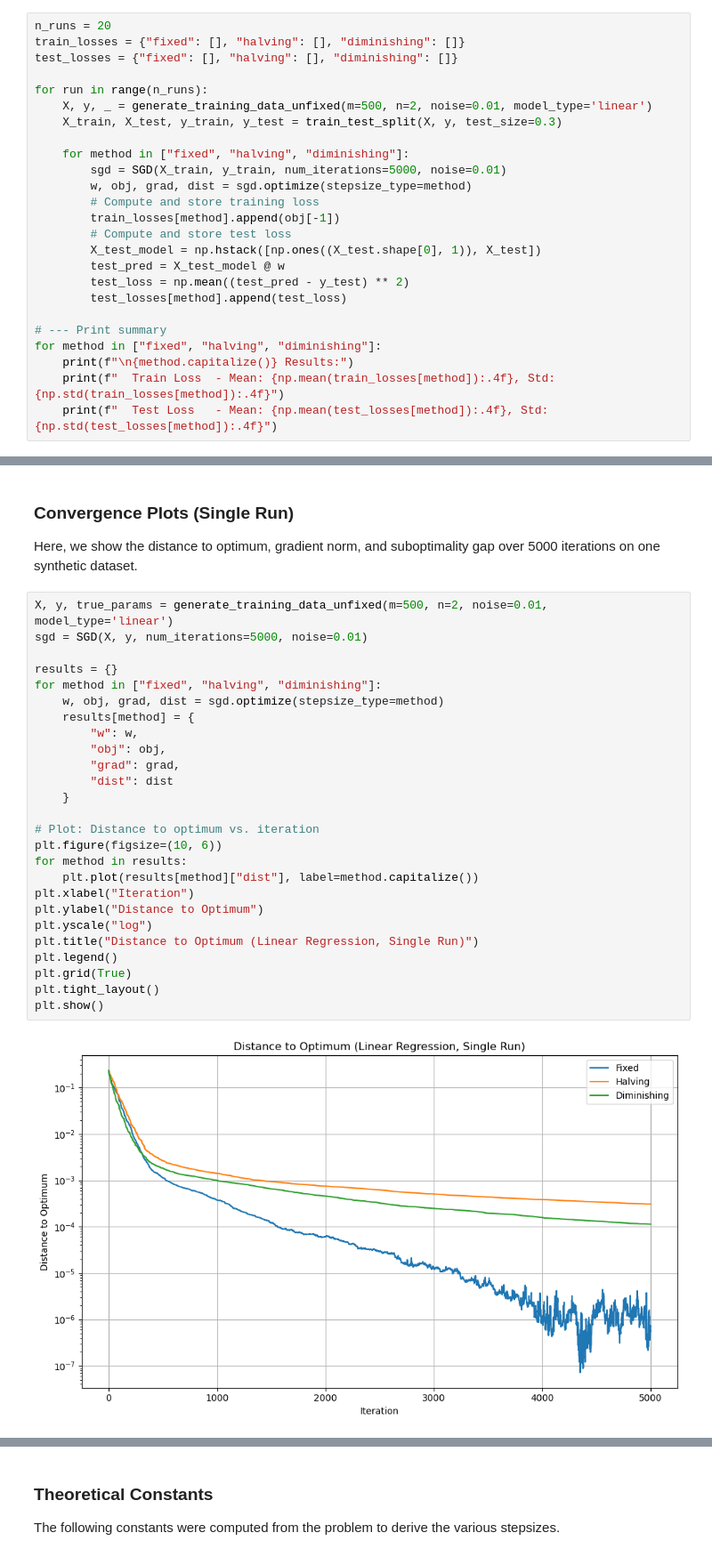
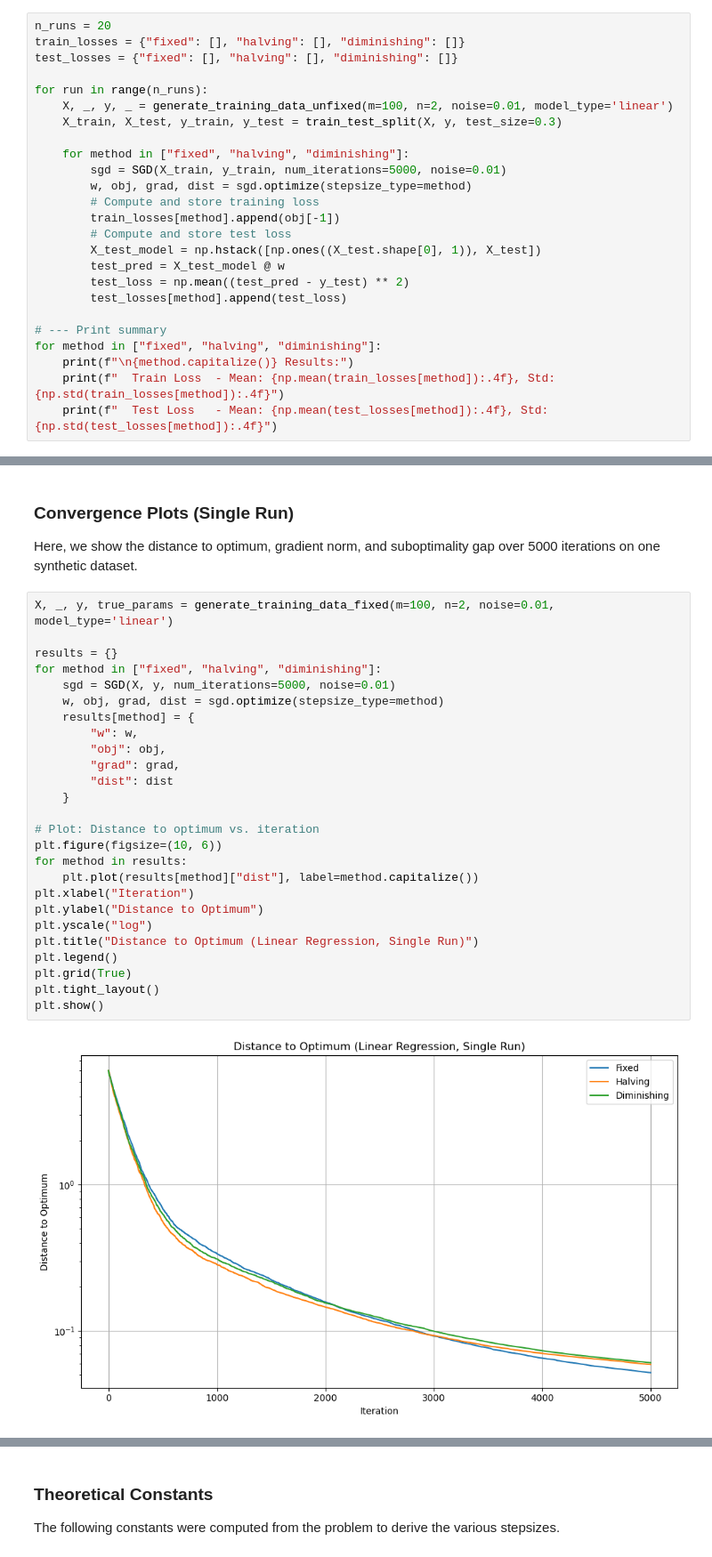
Before and after one commit to ericab322/SGD-Regression, a Jupyter notebook: experiments/unfixed_linear_regression.ipynb, the cells around one changed output, grey strips where cells are left out. Shown at 89% size. Cells and saved outputs as stored; diff of their text form.

```diff
--- a/experiments/unfixed_linear_regression.ipynb
+++ b/experiments/unfixed_linear_regression.ipynb
@@ -21,7 +21,7 @@ train_losses = {"fixed": [], "halving": [], "diminishing": []}
 test_losses = {"fixed": [], "halving": [], "diminishing": []}
 
 for run in range(n_runs):
-    X, y, _ = generate_training_data_unfixed(m=500, n=2, noise=0.01, model_type='linear')
+    X, _, y, _ = generate_training_data_unfixed(m=100, n=2, noise=0.01, model_type='linear')
     X_train, X_test, y_train, y_test = train_test_split(X, y, test_size=0.3)
 
     for method in ["fixed", "halving", "diminishing"]:
@@ -57,33 +57,33 @@ Diminishing Results:
 
 Here, we show the distance to optimum, gradient norm, and suboptimality gap over 5000 iterations on one synthetic dataset.
 # %%
-X, y, true_params = generate_training_data_unfixed(m=500, n=2, noise=0.01, model_type='linear')
-sgd = SGD(X, y, num_iterations=5000, noise=0.01)
+X, _, y, true_params = generate_training_data_fixed(m=100, n=2, noise=0.01, model_type='linear')
 
 results = {}
 for method in ["fixed", "halving", "diminishing"]:
+    sgd = SGD(X, y, num_iterations=5000, noise=0.01)
     w, obj, grad, dist = sgd.optimize(stepsize_type=method)
     results[method] = {
         "w": w,
         "obj": obj,
         "grad": grad,
         "dist": dist
     }
 
 # Plot: Distance to optimum vs. iteration
 plt.figure(figsize=(10, 6))
 for method in results:
     plt.plot(results[method]["dist"], label=method.capitalize())
 plt.xlabel("Iteration")
 plt.ylabel("Distance to Optimum")
 plt.yscale("log")
 plt.title("Distance to Optimum (Linear Regression, Single Run)")
 plt.legend()
 plt.grid(True)
 plt.tight_layout()
 plt.show()
 # %% [output]
-[figure, old version]
+[figure, new version]
 # %%
 plt.figure(figsize=(10, 6))
 plt.yscale("log")
```
Also changed, not shown: parts of 5 cells of this notebook, 3 other files.
